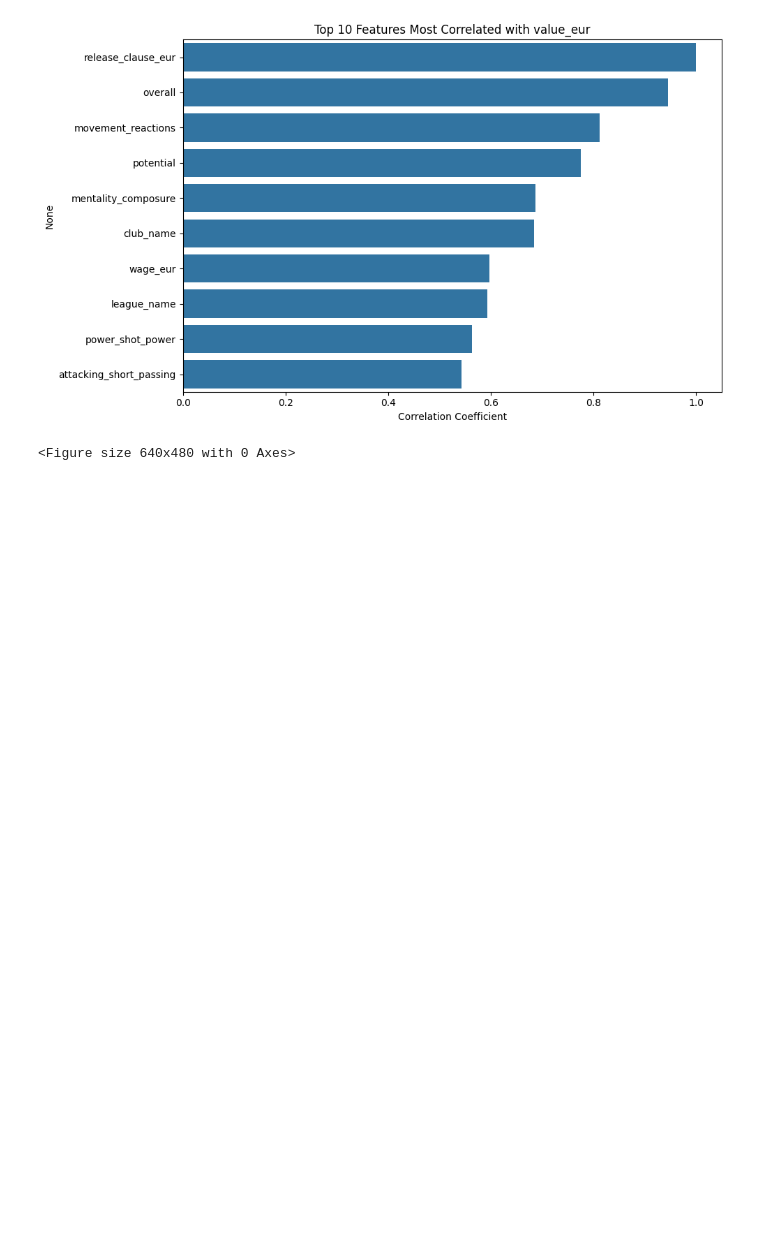
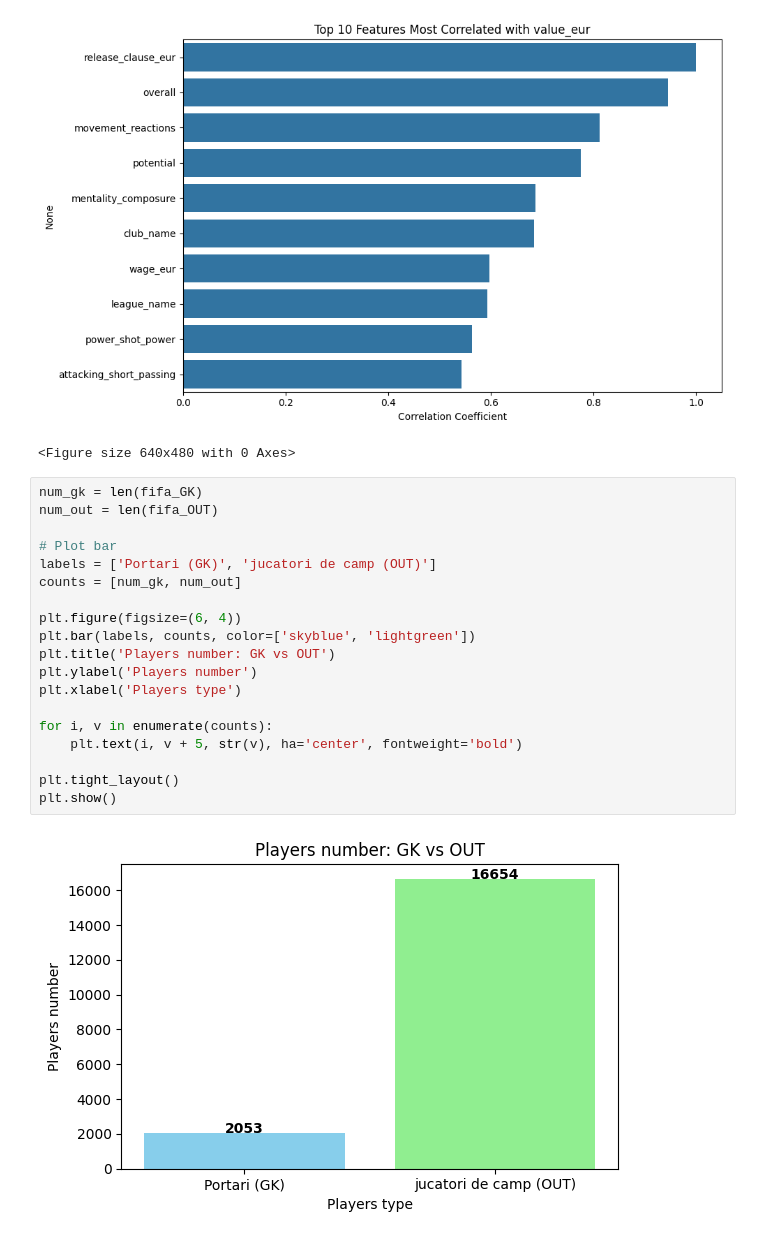
Before and after one commit to LukasL2004/data-science-internship, a Jupyter notebook: notebooks/week1_data_exploration.ipynb, the cells around one changed output. Drawn from its saved outputs; the diff is of its cells as text; blank space fills up the shorter version.

```diff
--- a/notebooks/week1_data_exploration.ipynb
+++ b/notebooks/week1_data_exploration.ipynb
@@ -650,3 +652,24 @@ plt.clf()
 [figure]
 [figure]
 <Figure size 640x480 with 0 Axes>
+# %%
+num_gk = len(fifa_GK)
+num_out = len(fifa_OUT)
+
+# Plot bar
+labels = ['Portari (GK)', 'jucatori de camp (OUT)']
+counts = [num_gk, num_out]
+
+plt.figure(figsize=(6, 4))
+plt.bar(labels, counts, color=['skyblue', 'lightgreen'])
+plt.title('Players number: GK vs OUT')
+plt.ylabel('Players number')
+plt.xlabel('Players type')
+
+for i, v in enumerate(counts):
+    plt.text(i, v + 5, str(v), ha='center', fontweight='bold')
+
+plt.tight_layout()
+plt.show()
+# %% [output]
+[figure, added]
```
Also changed, not shown: parts of 5 cells of this notebook, 11 other files.
